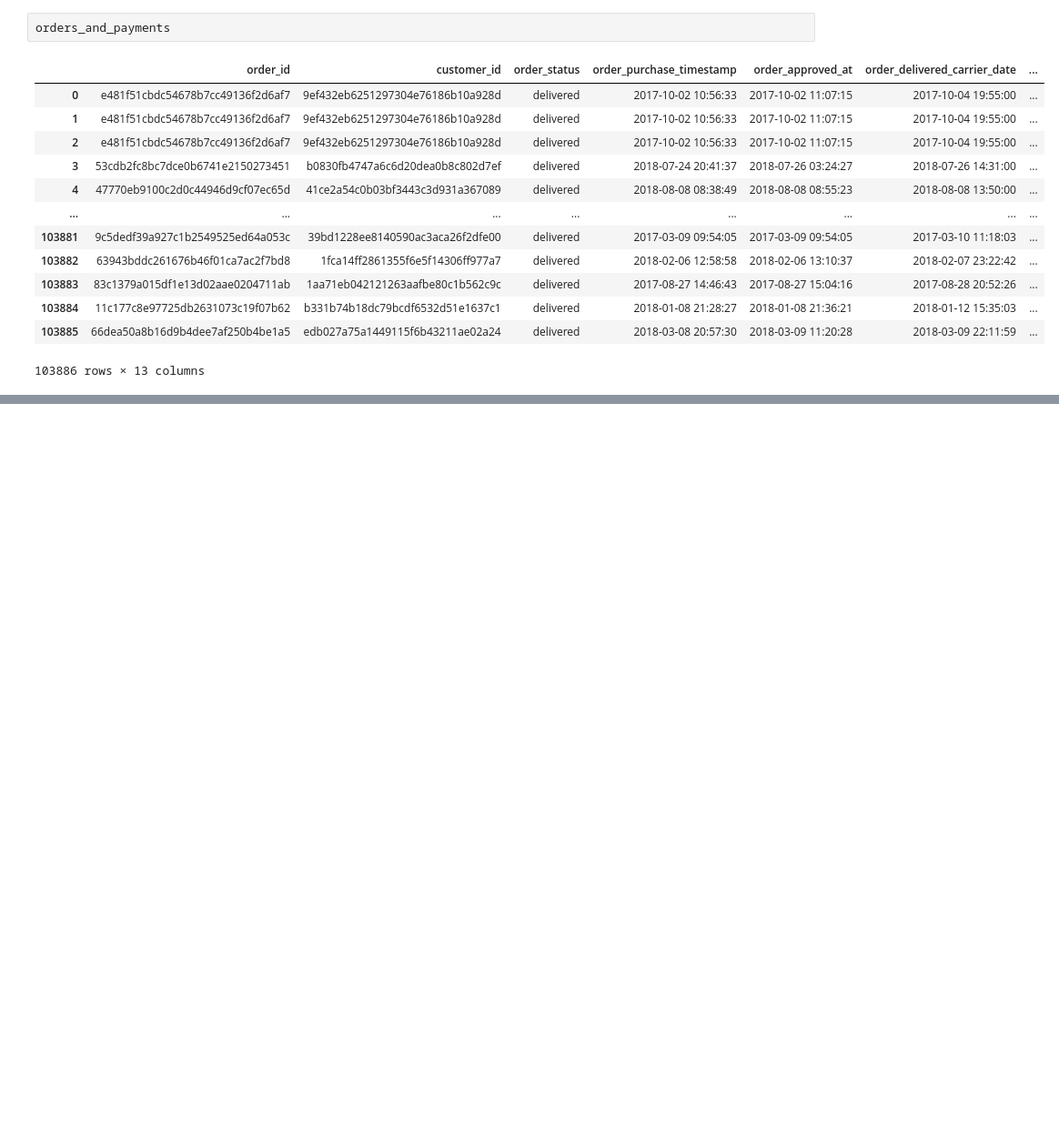
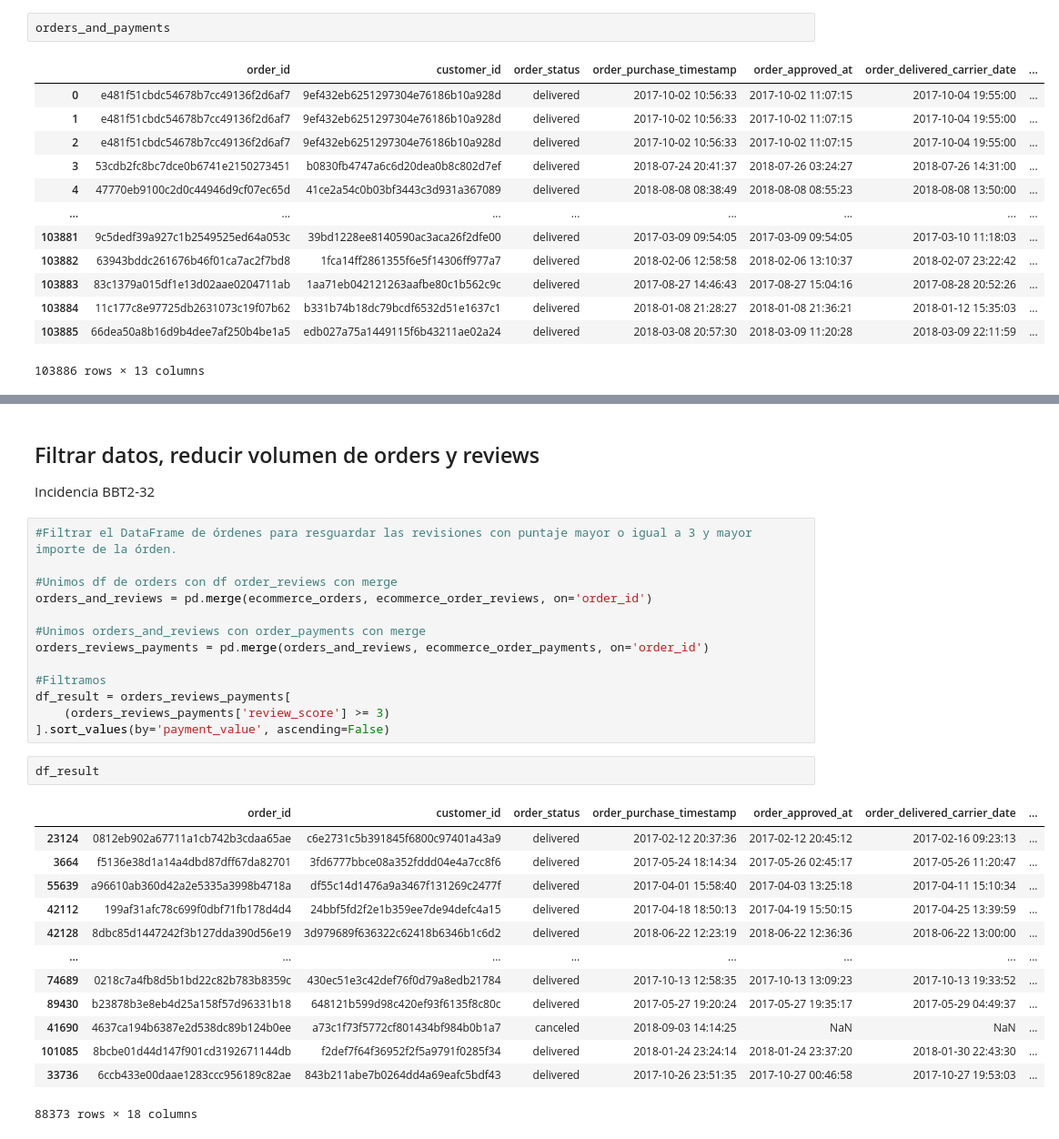
Before and after one commit to alkemyTech/BBVA-BDS-W1-T2, a Jupyter notebook: TP_Grupal.ipynb, the cells around one changed output, grey strips where cells are left out. Shown: that part at 91% size. Drawn from its saved outputs; the diff is of its cells as text; blank space fills up the shorter version.

```diff
--- a/TP_Grupal.ipynb
+++ b/TP_Grupal.ipynb
@@ -142,0 +239,33 @@ orders_and_geolocation
+# %% [markdown]
+## Filtrar datos, reducir volumen de orders y reviews
+
+Incidencia BBT2-32
+# %%
+#Filtrar el DataFrame de órdenes para resguardar las revisiones con puntaje mayor o igual a 3 y mayor importe de la órden.
+
+#Unimos df de orders con df order_reviews con merge
+orders_and_reviews = pd.merge(ecommerce_orders, ecommerce_order_reviews, on='order_id')
+
+#Unimos orders_and_reviews con order_payments con merge
+orders_reviews_payments = pd.merge(orders_and_reviews, ecommerce_order_payments, on='order_id')
+
+#Filtramos
+df_result = orders_reviews_payments[
+    (orders_reviews_payments['review_score'] >= 3)
+].sort_values(by='payment_value', ascending=False)
+# %%
+df_result
+# %% [output]
+|  | order_id | customer_id | order_status | order_purchase_timestamp | order_approved_at | order_delivered_carrier_date | ... |
+| 23124 | 0812eb902a67711a1cb742b3cdaa65ae | c6e2731c5b391845f6800c97401a43a9 | delivered | 2017-02-12 20:37:36 | 2017-02-12 20:45:12 | 2017-02-16 09:23:13 | ... |
+| 3664 | f5136e38d1a14a4dbd87dff67da82701 | 3fd6777bbce08a352fddd04e4a7cc8f6 | delivered | 2017-05-24 18:14:34 | 2017-05-26 02:45:17 | 2017-05-26 11:20:47 | ... |
+| 55639 | a96610ab360d42a2e5335a3998b4718a | df55c14d1476a9a3467f131269c2477f | delivered | 2017-04-01 15:58:40 | 2017-04-03 13:25:18 | 2017-04-11 15:10:34 | ... |
+| 42112 | 199af31afc78c699f0dbf71fb178d4d4 | 24bbf5fd2f2e1b359ee7de94defc4a15 | delivered | 2017-04-18 18:50:13 | 2017-04-19 15:50:15 | 2017-04-25 13:39:59 | ... |
+| 42128 | 8dbc85d1447242f3b127dda390d56e19 | 3d979689f636322c62418b6346b1c6d2 | delivered | 2018-06-22 12:23:19 | 2018-06-22 12:36:36 | 2018-06-22 13:00:00 | ... |
+| ... | ... | ... | ... | ... | ... | ... | ... |
+| 74689 | 0218c7a4fb8d5b1bd22c82b783b8359c | 430ec51e3c42def76f0d79a8edb21784 | delivered | 2017-10-13 12:58:35 | 2017-10-13 13:09:23 | 2017-10-13 19:33:52 | ... |
+| 89430 | b23878b3e8eb4d25a158f57d96331b18 | 648121b599d98c420ef93f6135f8c80c | delivered | 2017-05-27 19:20:24 | 2017-05-27 19:35:17 | 2017-05-29 04:49:37 | ... |
+| 41690 | 4637ca194b6387e2d538dc89b124b0ee | a73c1f73f5772cf801434bf984b0b1a7 | canceled | 2018-09-03 14:14:25 | NaN | NaN | ... |
+| 101085 | 8bcbe01d44d147f901cd3192671144db | f2def7f64f36952f2f5a9791f0285f34 | delivered | 2018-01-24 23:24:14 | 2018-01-24 23:37:20 | 2018-01-30 22:43:30 | ... |
+| 33736 | 6ccb433e00daae1283ccc956189c82ae | 843b211abe7b0264dd4a69eafc5bdf43 | delivered | 2017-10-26 23:51:35 | 2017-10-27 00:46:58 | 2017-10-27 19:53:03 | ... |
+88373 rows × 18 columns
```
Also changed, not shown: parts of 28 cells of this notebook.
